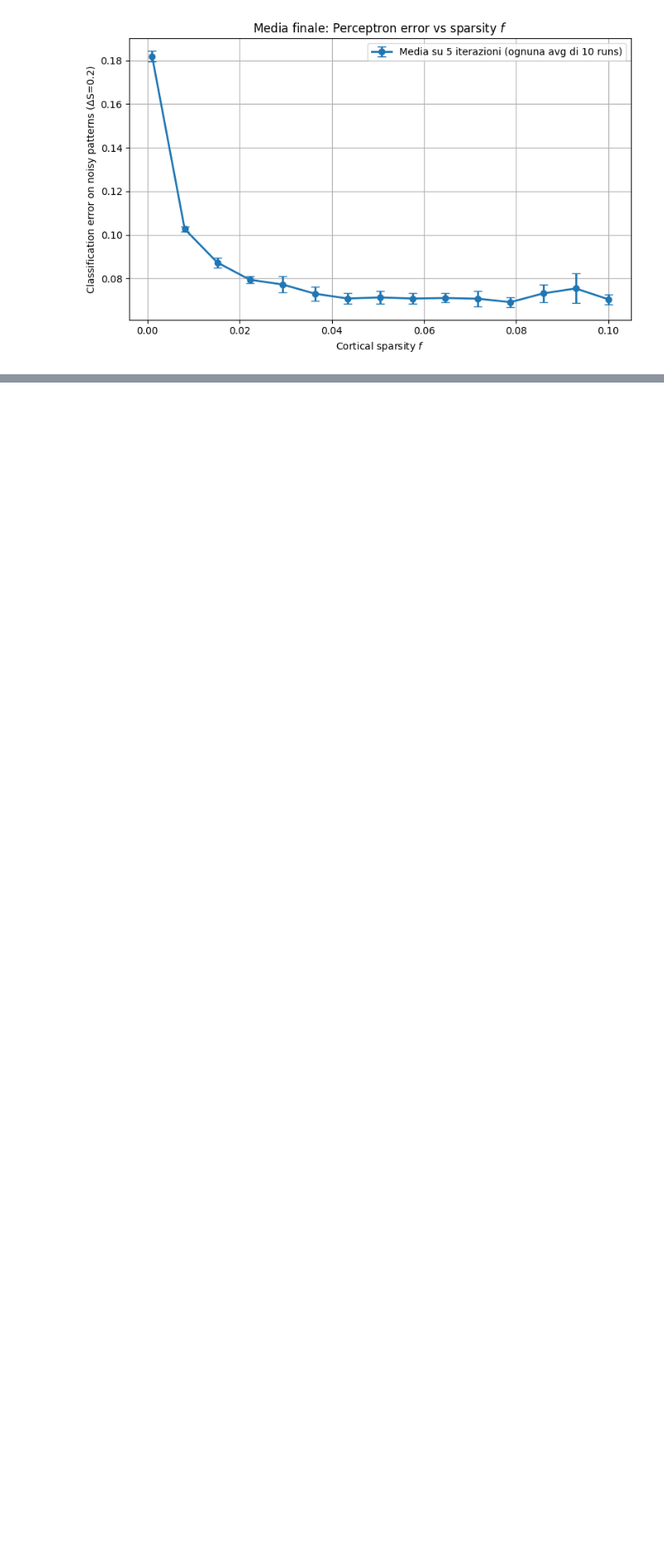
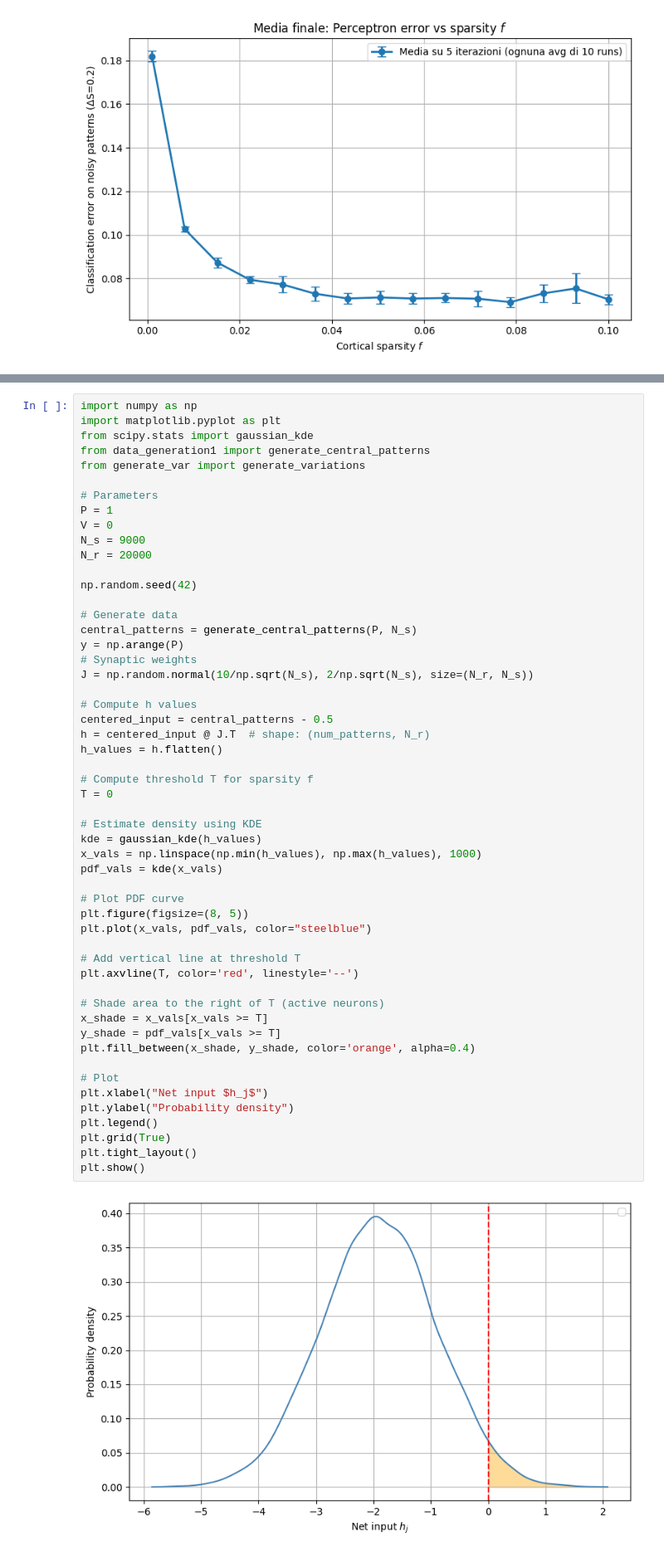
Before and after one commit to LetiziaC14/Neuroscience_Network_Models, a Jupyter notebook: FF_classification.ipynb, the cells around one changed output, grey strips where cells are left out. Shown at 83% size. Drawn from its saved outputs; the diff is of its cells as text; blank space fills up the shorter version.

```diff
--- a/FF_classification.ipynb
+++ b/FF_classification.ipynb
@@ -1895,0 +1810,55 @@ Stopped early at epoch 330
+# %%
+import numpy as np
+import matplotlib.pyplot as plt
+from scipy.stats import gaussian_kde
+from data_generation1 import generate_central_patterns
+from generate_var import generate_variations
+
+# Parameters
+P = 1
+V = 0
+N_s = 9000
+N_r = 20000
+
+np.random.seed(42)
+
+# Generate data
+central_patterns = generate_central_patterns(P, N_s)
+y = np.arange(P)
+# Synaptic weights
+J = np.random.normal(10/np.sqrt(N_s), 2/np.sqrt(N_s), size=(N_r, N_s))
+
+# Compute h values
+centered_input = central_patterns - 0.5
+h = centered_input @ J.T  # shape: (num_patterns, N_r)
+h_values = h.flatten()
+
+# Compute threshold T for sparsity f
+T = 0
+
+# Estimate density using KDE
+kde = gaussian_kde(h_values)
+x_vals = np.linspace(np.min(h_values), np.max(h_values), 1000)
+pdf_vals = kde(x_vals)
+
+# Plot PDF curve
+plt.figure(figsize=(8, 5))
+plt.plot(x_vals, pdf_vals, color="steelblue")
+
+# Add vertical line at threshold T
+plt.axvline(T, color='red', linestyle='--')
+
+# Shade area to the right of T (active neurons)
+x_shade = x_vals[x_vals >= T]
+y_shade = pdf_vals[x_vals >= T]
+plt.fill_between(x_shade, y_shade, color='orange', alpha=0.4)
+
+# Plot
+plt.xlabel("Net input $h_j$")
+plt.ylabel("Probability density")
+plt.legend()
+plt.grid(True)
+plt.tight_layout()
+plt.show()
+# %% [output]
+[figure, added]
```
Also changed, not shown: parts of 69 cells of this notebook, 4 other files.
